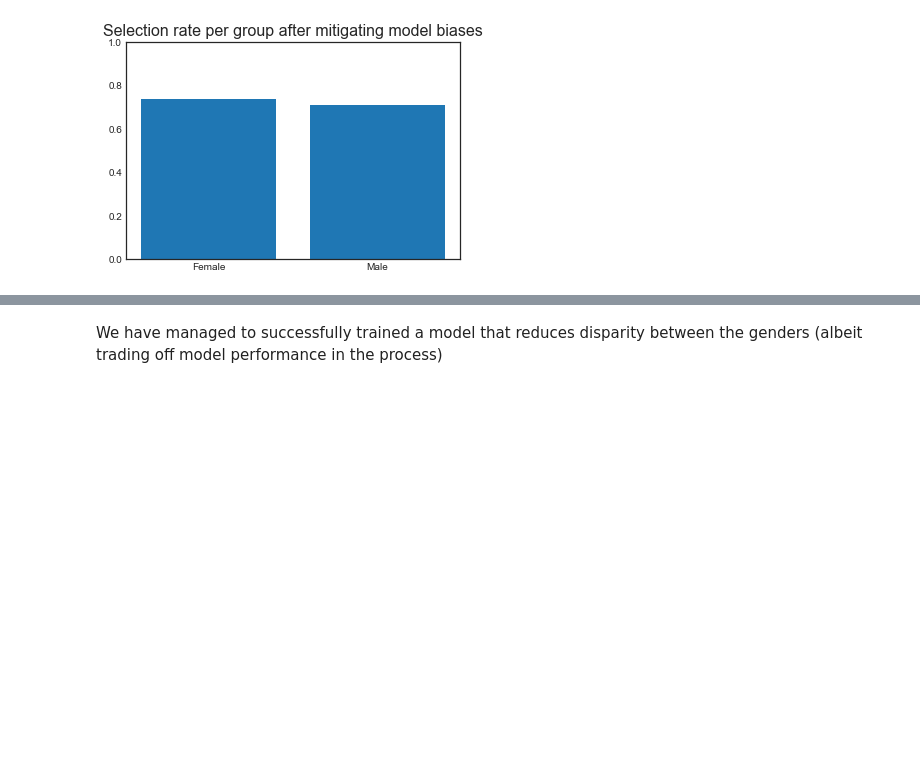
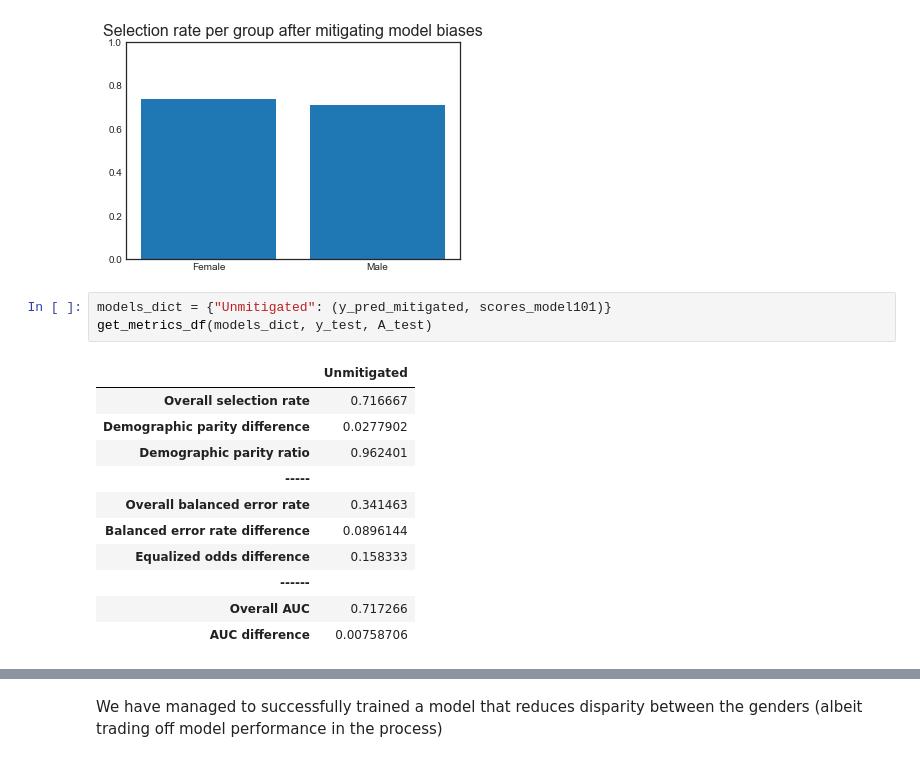
Before and after one commit to alanchn31/Data-Science-Portfolio, a Jupyter notebook: fairlearn_mini_projs/fairlearn_studentloan.ipynb, the cells around one changed output, grey strips where cells are left out. Saved outputs shown, nothing was run; the diff lists cells and outputs as text; blank space fills up the shorter version.

```diff
--- a/fairlearn_mini_projs/fairlearn_studentloan.ipynb
+++ b/fairlearn_mini_projs/fairlearn_studentloan.ipynb
@@ -499,3 +499,18 @@ plt.ylim(0, 1)
 plt.show()
 # %% [output]
 [figure]
+# %%
+models_dict = {"Unmitigated": (y_pred_mitigated, scores_model101)}
+get_metrics_df(models_dict, y_test, A_test)
+# %% [output]
+|  | Unmitigated |
+| Overall selection rate | 0.716667 |
+| Demographic parity difference | 0.0277902 |
+| Demographic parity ratio | 0.962401 |
+| ----- |  |
+| Overall balanced error rate | 0.341463 |
+| Balanced error rate difference | 0.0896144 |
+| Equalized odds difference | 0.158333 |
+| ------ |  |
+| Overall AUC | 0.717266 |
+| AUC difference | 0.00758706 |
```
Also changed, not shown: parts of 1 cell of this notebook.
